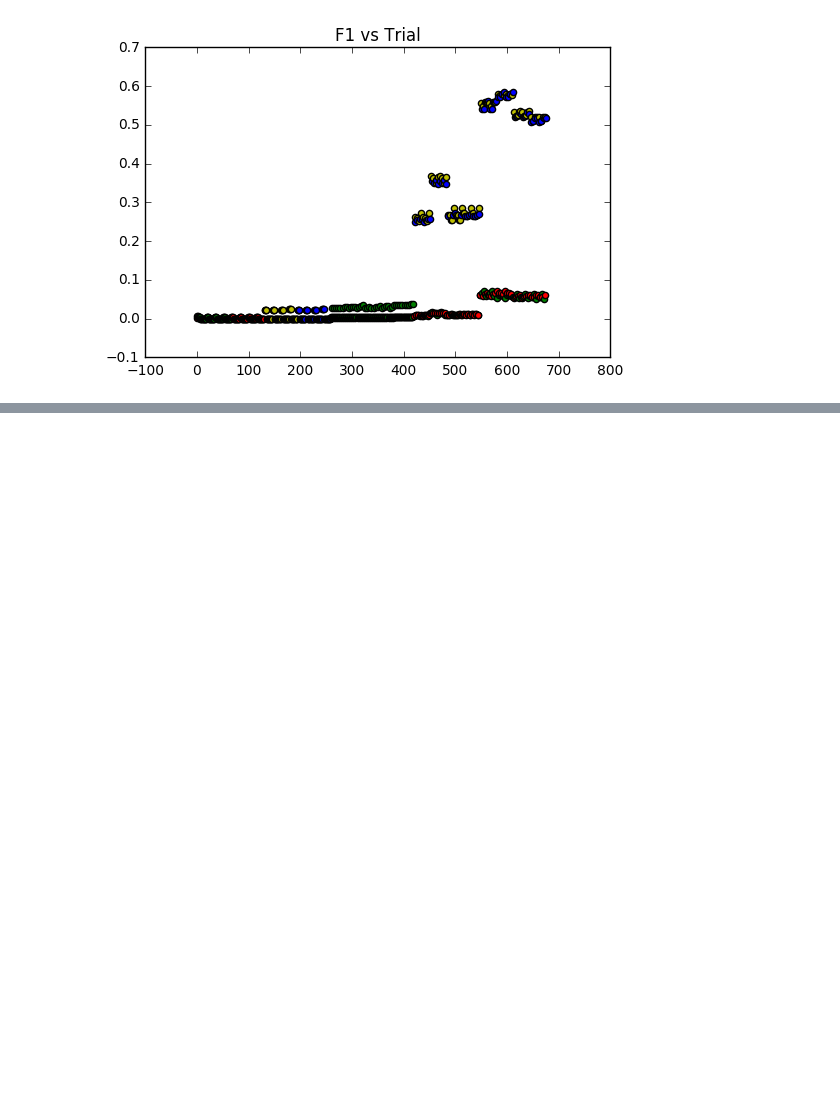
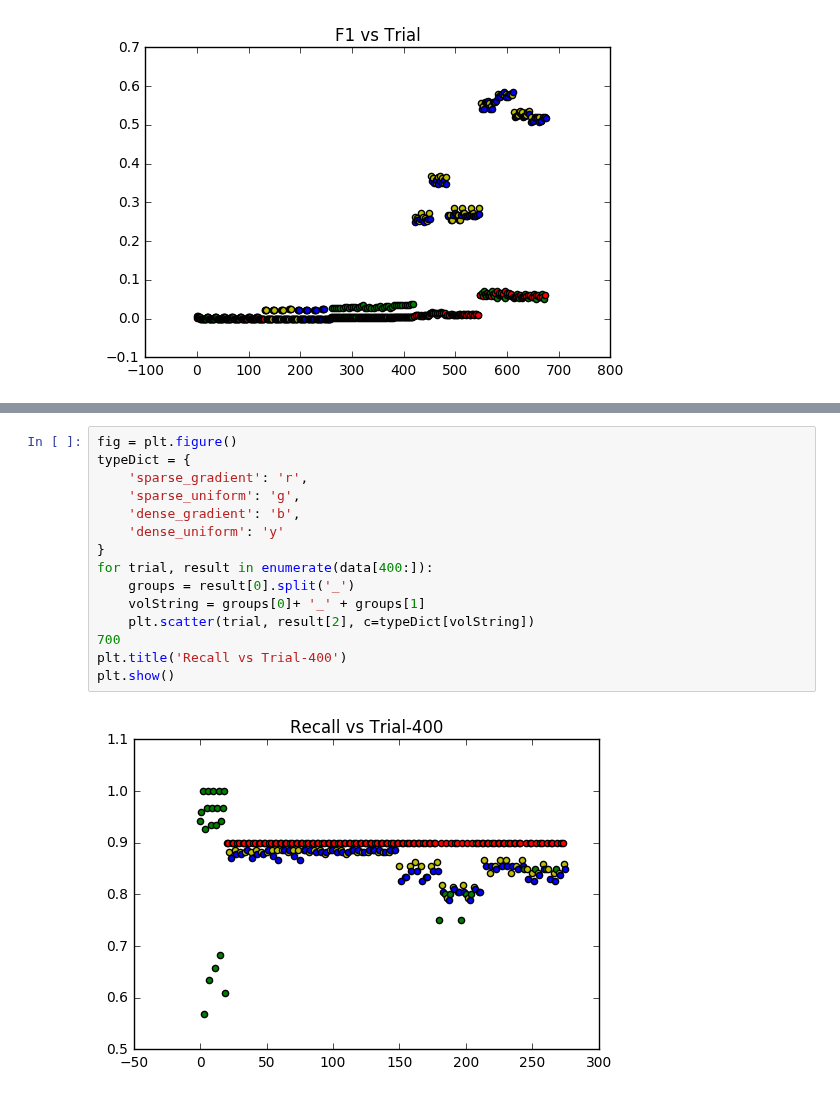
Before and after one commit to NeuroDataDesign/pan-synapse, a Jupyter notebook: background/HyperparamSearchResults.ipynb, the cells around one changed output, grey strips where cells are left out. Saved outputs shown, nothing was run; the diff lists cells and outputs as text; blank space fills up the shorter version.

```diff
--- a/background/HyperparamSearchResults.ipynb
+++ b/background/HyperparamSearchResults.ipynb
@@ -70,0 +71,17 @@ plt.show()
+# %%
+fig = plt.figure()
+typeDict = {
+    'sparse_gradient': 'r',
+    'sparse_uniform': 'g',
+    'dense_gradient': 'b',
+    'dense_uniform': 'y'
+}
+for trial, result in enumerate(data[400:]):
+    groups = result[0].split('_')
+    volString = groups[0]+ '_' + groups[1]
+    plt.scatter(trial, result[2], c=typeDict[volString])
+700
+plt.title('Recall vs Trial-400')
+plt.show()
+# %% [output]
+[figure, added]
```
Also changed, not shown: parts of 12 cells of this notebook.
